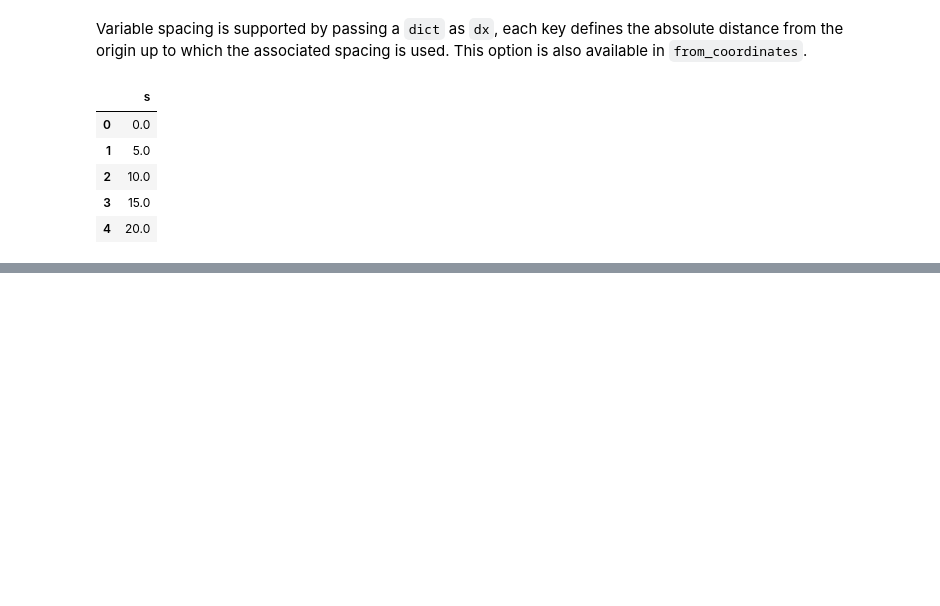
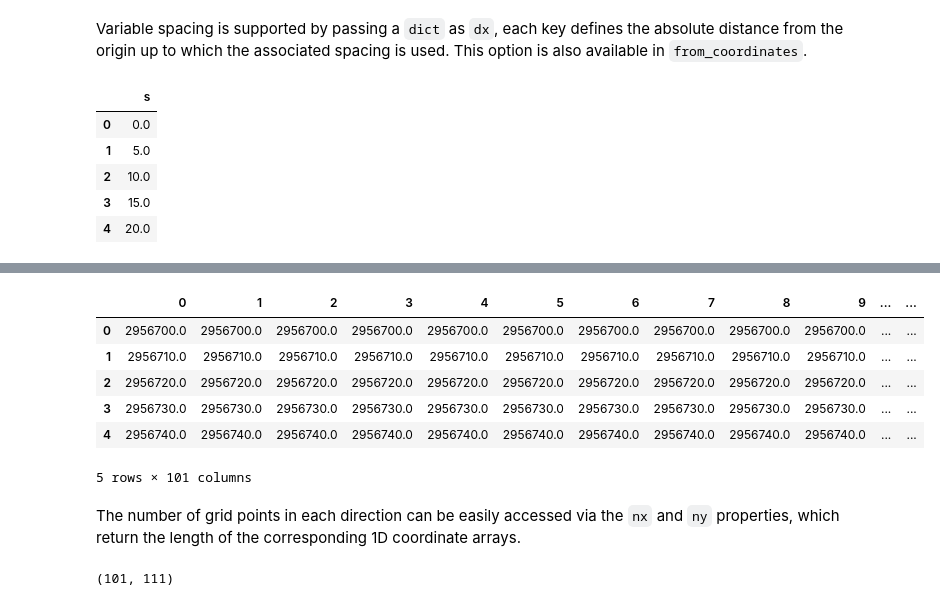
Before and after one commit to oceanicos-dev-org/oceanicospy, a Jupyter notebook: examples/gis_examples.ipynb, the cells around one changed output, grey strips where cells are left out. Cells and saved outputs as stored; diff of their text form; code cells hidden in the pictures; blank space fills up the shorter version.

```diff
--- a/examples/gis_examples.ipynb
+++ b/examples/gis_examples.ipynb
@@ -310,0 +332,16 @@ axis_dict.distance_axis.head()
+# %%
+grid.absolute_y_coordinates.head()
+# %% [output]
+|  | 0 | 1 | 2 | 3 | 4 | 5 | 6 | 7 | 8 | 9 | ... | ... |
+| 0 | 2956700.0 | 2956700.0 | 2956700.0 | 2956700.0 | 2956700.0 | 2956700.0 | 2956700.0 | 2956700.0 | 2956700.0 | 2956700.0 | ... | ... |
+| 1 | 2956710.0 | 2956710.0 | 2956710.0 | 2956710.0 | 2956710.0 | 2956710.0 | 2956710.0 | 2956710.0 | 2956710.0 | 2956710.0 | ... | ... |
+| 2 | 2956720.0 | 2956720.0 | 2956720.0 | 2956720.0 | 2956720.0 | 2956720.0 | 2956720.0 | 2956720.0 | 2956720.0 | 2956720.0 | ... | ... |
+| 3 | 2956730.0 | 2956730.0 | 2956730.0 | 2956730.0 | 2956730.0 | 2956730.0 | 2956730.0 | 2956730.0 | 2956730.0 | 2956730.0 | ... | ... |
+| 4 | 2956740.0 | 2956740.0 | 2956740.0 | 2956740.0 | 2956740.0 | 2956740.0 | 2956740.0 | 2956740.0 | 2956740.0 | 2956740.0 | ... | ... |
+5 rows × 101 columns
+# %% [markdown]
+The number of grid points in each direction can be easily accessed via the `nx` and `ny` properties, which return the length of the corresponding 1D coordinate arrays.
+# %%
+grid.nx, grid.ny
+# %% [output]
+(101, 111)
```
Also changed, not shown: parts of 7 cells of this notebook, 3 other files.
